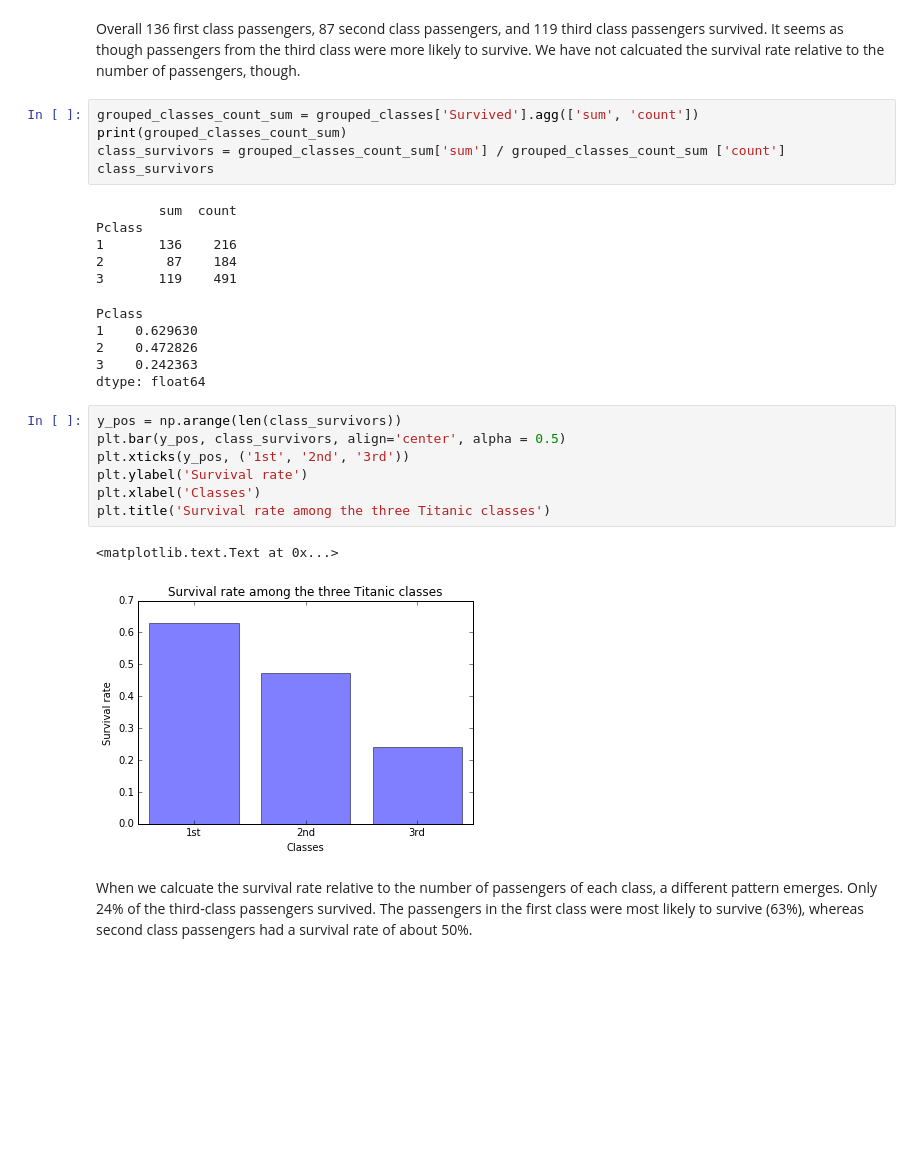
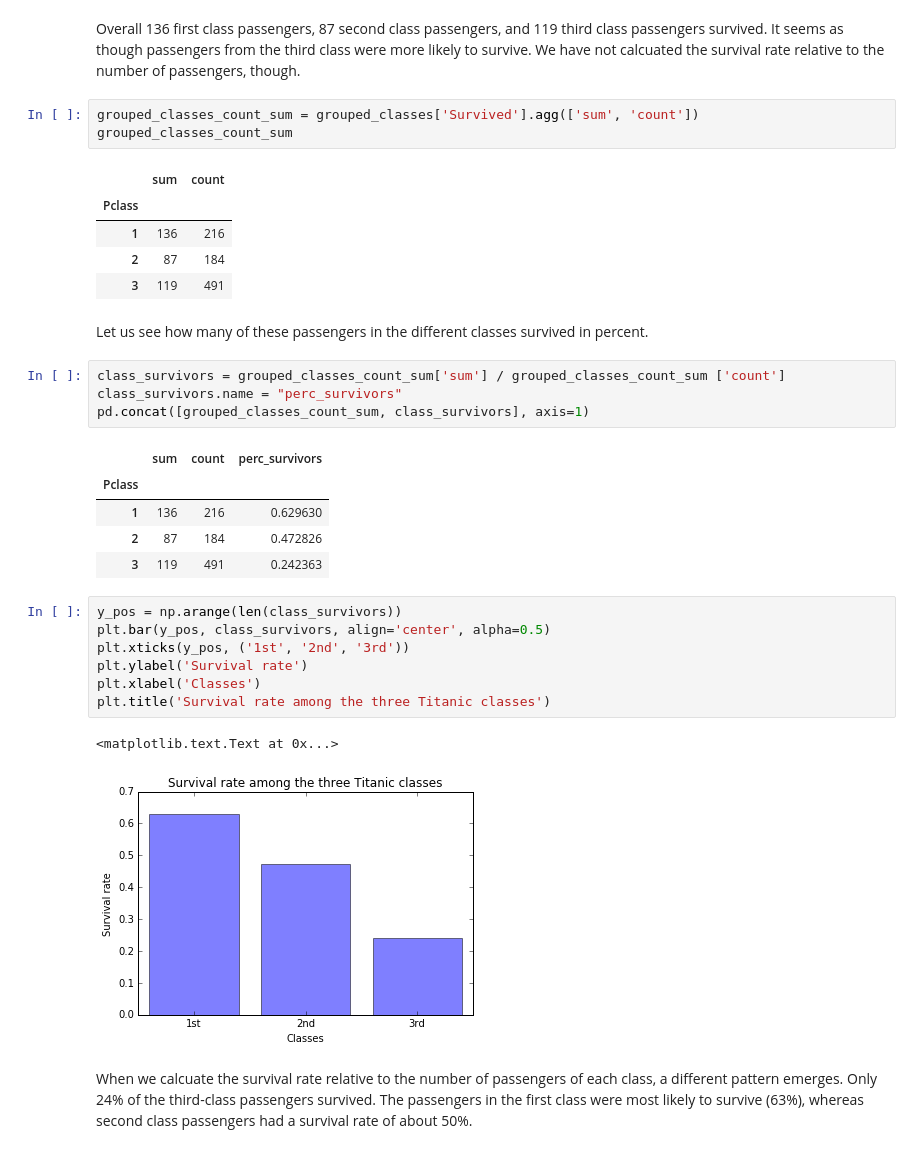
Before and after one commit to ch-bu/Udacity_Investigate-a-Dataset, a Jupyter notebook: titanic_notebook.ipynb, the cells around one changed output. Cells and saved outputs as stored; diff of their text form; blank space fills up the shorter version.

```diff
--- a/titanic_notebook.ipynb
+++ b/titanic_notebook.ipynb
@@ -76,23 +76,28 @@ Name: Survived, dtype: int64
 Overall 136 first class passengers, 87 second class passengers, and 119 third class passengers survived. It seems as though passengers from the third class were more likely to survive. We have not calcuated the survival rate relative to the number of passengers, though.
 # %%
 grouped_classes_count_sum = grouped_classes['Survived'].agg(['sum', 'count'])
-print(grouped_classes_count_sum)
-class_survivors = grouped_classes_count_sum['sum'] / grouped_classes_count_sum ['count']
-class_survivors
+grouped_classes_count_sum
 # %% [output]
-        sum  count
-Pclass
-1       136    216
-2        87    184
-3       119    491
-Pclass
-1    0.629630
-2    0.472826
-3    0.242363
-dtype: float64
+|  | sum | count |
+| Pclass |  |  |
+| 1 | 136 | 216 |
+| 2 | 87 | 184 |
+| 3 | 119 | 491 |
+# %% [markdown]
+Let us see how many of these passengers in the different classes survived in percent.
+# %%
+class_survivors = grouped_classes_count_sum['sum'] / grouped_classes_count_sum ['count']
+class_survivors.name = "perc_survivors"
+pd.concat([grouped_classes_count_sum, class_survivors], axis=1)
+# %% [output]
+|  | sum | count | perc_survivors |
+| Pclass |  |  |  |
+| 1 | 136 | 216 | 0.629630 |
+| 2 | 87 | 184 | 0.472826 |
+| 3 | 119 | 491 | 0.242363 |
 # %%
 y_pos = np.arange(len(class_survivors))
-plt.bar(y_pos, class_survivors, align='center', alpha = 0.5)
+plt.bar(y_pos, class_survivors, align='center', alpha=0.5)
 plt.xticks(y_pos, ('1st', '2nd', '3rd'))
 plt.ylabel('Survival rate')
 plt.xlabel('Classes')
```
Also changed, not shown: parts of 7 cells of this notebook.
